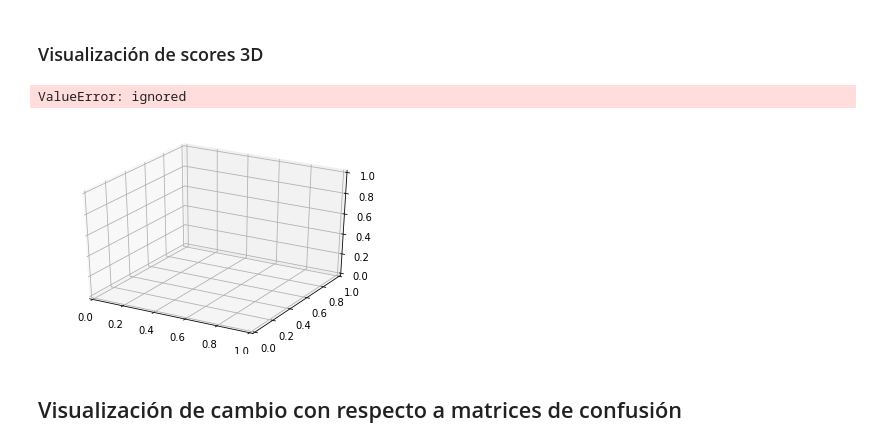
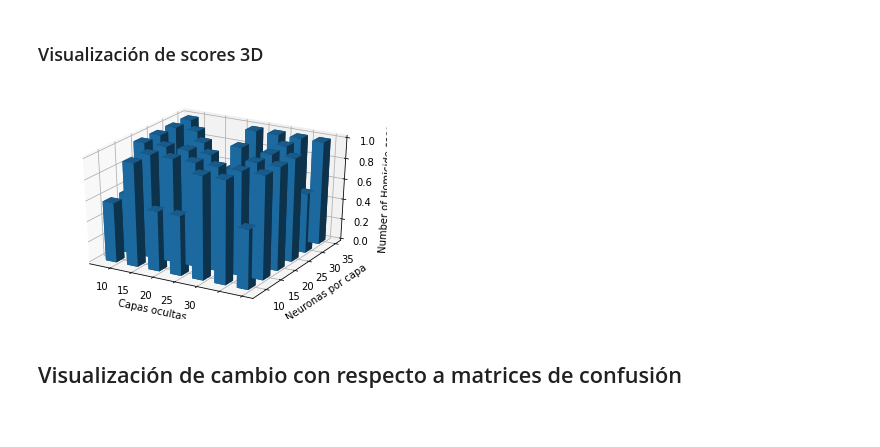
Before and after one commit to 1dgog/tc3006c_m2_portafoliodeimplementacion, a Jupyter notebook: m2_con_framework.ipynb, the cells around one changed output. Saved outputs shown, nothing was run; the diff lists cells and outputs as text; code cells hidden in the pictures.

```diff
--- a/m2_con_framework.ipynb
+++ b/m2_con_framework.ipynb
@@ -298,42 +298,41 @@ plt.show()
 fig = plt.figure()
 ax = plt.axes(projection = "3d")
 capas = [5,10,15,20,25,30]
-unidades = [5,10,15,20,25,30]
+unidades = [5,10,15,20,25,30, 35]
 data = np.array([[0.58333333, 1,0.58333333, 0.58333333, 1, 1],
                  [0.58333333, 0.58333333, 1, 1, 1, 1],
                  [1, 1, 1, 1, 1, 1],
                  [0.58333333, 1, 1, 1, 0.58333333, 1],
                  [0.58333333, 0.58333333, 1, 1, 1, 1],
                  [0.58333333, 0.91666667, 0.58333333, 1, 0.58333333, 1],
                  [0.58333333, 0.58333333, 1, 1, 1, 1]])
 
-numOfCols = 6
+numOfCols = 7
 numOfRows = 6
 
 xpos = np.arange(0, numOfCols, 1)
 ypos = np.arange(0, numOfRows, 1)
 xpos, ypos = np.meshgrid(xpos + 0.5, ypos + 0.5)
 
 xpos = xpos.flatten()
 ypos = ypos.flatten()
 zpos = np.zeros(numOfCols * numOfRows)
 
 dx = np.ones(numOfRows * numOfCols) * 0.5
 dy = np.ones(numOfCols * numOfRows) * 0.5
 dz = data.flatten()
 
 ax.bar3d(xpos, ypos, zpos, dx, dy, dz)
-ax.set_xticklabels(countries)
-ax.set_yticklabels(years)
+ax.set_xticklabels(capas)
+ax.set_yticklabels(unidades)
 
-ax.set_xlabel('Countries')
-ax.set_ylabel('Over the years')
+ax.set_xlabel('Capas ocultas')
+ax.set_ylabel('Neuronas por capa')
 ax.set_zlabel('Number of Homicide cases')
 
 plt.show()
 # %% [output]
-ValueError: ignored
-[figure, old version]
+[figure, new version]
 # %% [markdown]
 ## Visualización de cambio con respecto a matrices de confusión
 # %% [markdown]
```
